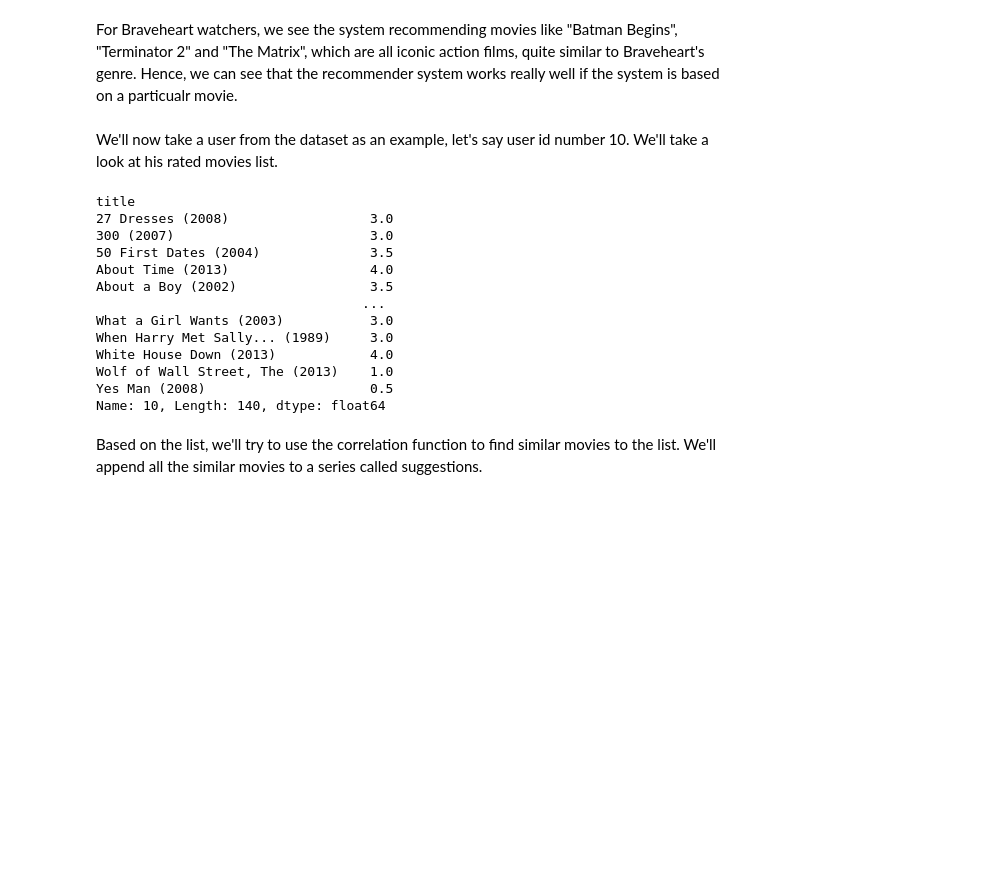
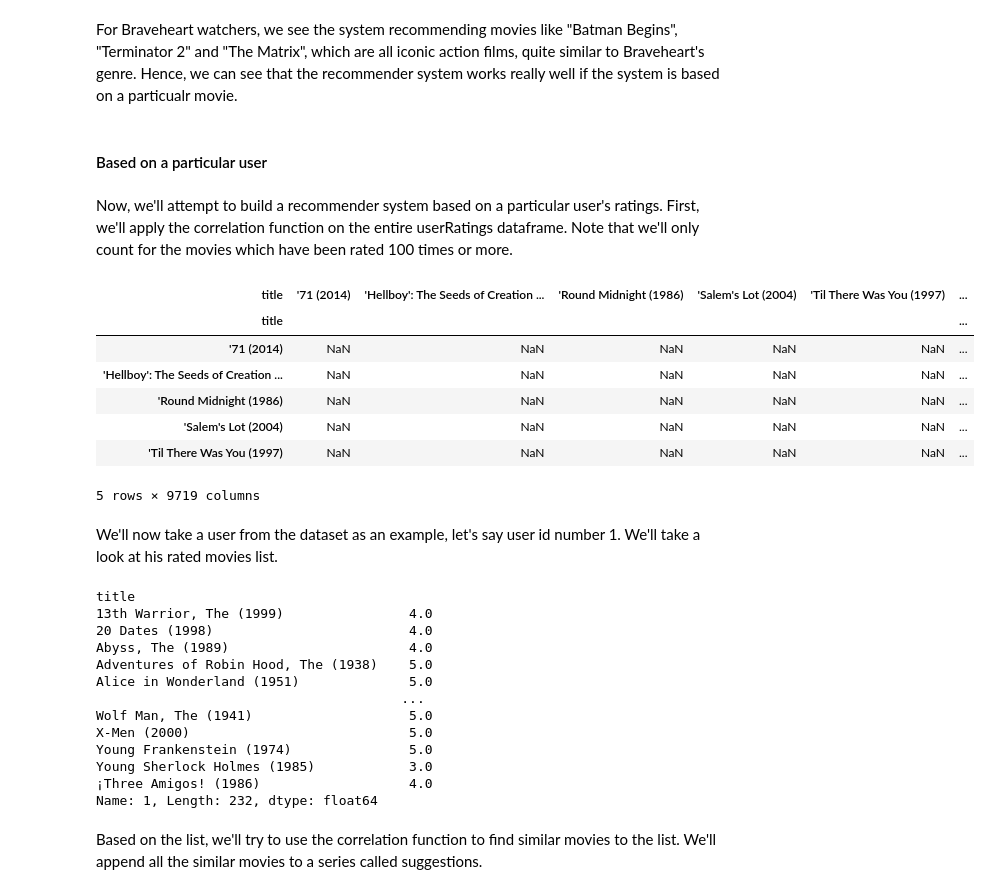
Before and after one commit to hosadman/movie-recommendation-system, a Jupyter notebook: Movie-Recommendation-System.ipynb, the cells around one changed output. Drawn from its saved outputs; the diff is of its cells as text; code cells hidden in the pictures; blank space fills up the shorter version.

Commit message:
Added text to the recommendeation based on user part

```diff
--- a/Movie-Recommendation-System.ipynb
+++ b/Movie-Recommendation-System.ipynb
@@ -204,30 +204,43 @@ Bravedf[Bravedf['numberofratings'] > 100].sort_values('Correlation', ascending=F
 | Catch Me If You Can (2002) | 0.454930 | 115 |
 # %% [markdown]
 For Braveheart watchers, we see the system recommending movies like "Batman Begins", "Terminator 2" and "The Matrix", which are all iconic action films, quite similar to Braveheart's genre. Hence, we can see that the recommender system works really well if the system is based on a particualr movie.
+# %% [markdown]
+#### Based on a particular user
+# %% [markdown]
+Now, we'll attempt to build a recommender system based on a particular user's ratings. First, we'll apply the correlation function on the entire userRatings dataframe. Note that we'll only count for the movies which have been rated 100 times or more.
 # %%
-ratingCorr = userRatings.corr(method='pearson', min_periods=150)
+ratingCorr = userRatings.corr(method='pearson', min_periods=100)
 
 ratingCorr.head()
+# %% [output]
+| title | '71 (2014) | 'Hellboy': The Seeds of Creation ... | 'Round Midnight (1986) | 'Salem's Lot (2004) | 'Til There Was You (1997) | ... |
+| title |  |  |  |  |  | ... |
+| '71 (2014) | NaN | NaN | NaN | NaN | NaN | ... |
+| 'Hellboy': The Seeds of Creation ... | NaN | NaN | NaN | NaN | NaN | ... |
+| 'Round Midnight (1986) | NaN | NaN | NaN | NaN | NaN | ... |
+| 'Salem's Lot (2004) | NaN | NaN | NaN | NaN | NaN | ... |
+| 'Til There Was You (1997) | NaN | NaN | NaN | NaN | NaN | ... |
+5 rows × 9719 columns
 # %% [markdown]
-We'll now take a user from the dataset as an example, let's say user id number 10. We'll take a look at his rated movies list.
+We'll now take a user from the dataset as an example, let's say user id number 1. We'll take a look at his rated movies list.
 # %%
-sampRatings = userRatings.loc[10].dropna()
+sampRatings = userRatings.loc[1].dropna()
 
 sampRatings
 # %% [output]
 title
-27 Dresses (2008)                  3.0
-300 (2007)                         3.0
-50 First Dates (2004)              3.5
-About Time (2013)                  4.0
-About a Boy (2002)                 3.5
-                                  ...
-What a Girl Wants (2003)           3.0
-When Harry Met Sally... (1989)     3.0
-White House Down (2013)            4.0
-Wolf of Wall Street, The (2013)    1.0
-Yes Man (2008)                     0.5
-Name: 10, Length: 140, dtype: float64
+13th Warrior, The (1999)                4.0
+20 Dates (1998)                         4.0
+Abyss, The (1989)                       4.0
+Adventures of Robin Hood, The (1938)    5.0
+Alice in Wonderland (1951)              5.0
+                                       ...
+Wolf Man, The (1941)                    5.0
+X-Men (2000)                            5.0
+Young Frankenstein (1974)               5.0
+Young Sherlock Holmes (1985)            3.0
+¡Three Amigos! (1986)                   4.0
+Name: 1, Length: 232, dtype: float64
 # %% [markdown]
 Based on the list, we'll try to use the correlation function to find similar movies to the list. We'll append all the similar movies to a series called suggestions.
 # %%
```
Also changed, not shown: parts of 2 cells of this notebook.
